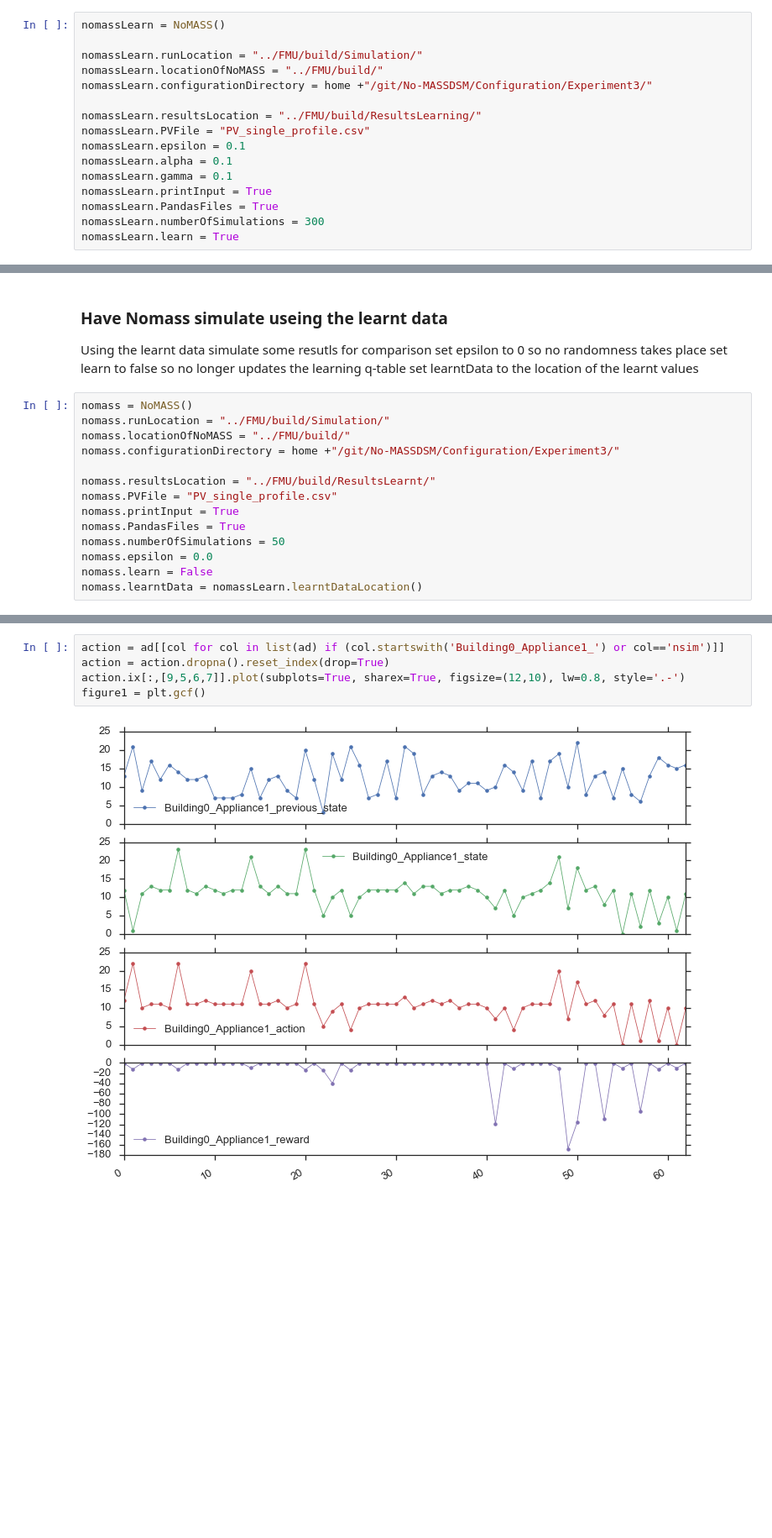
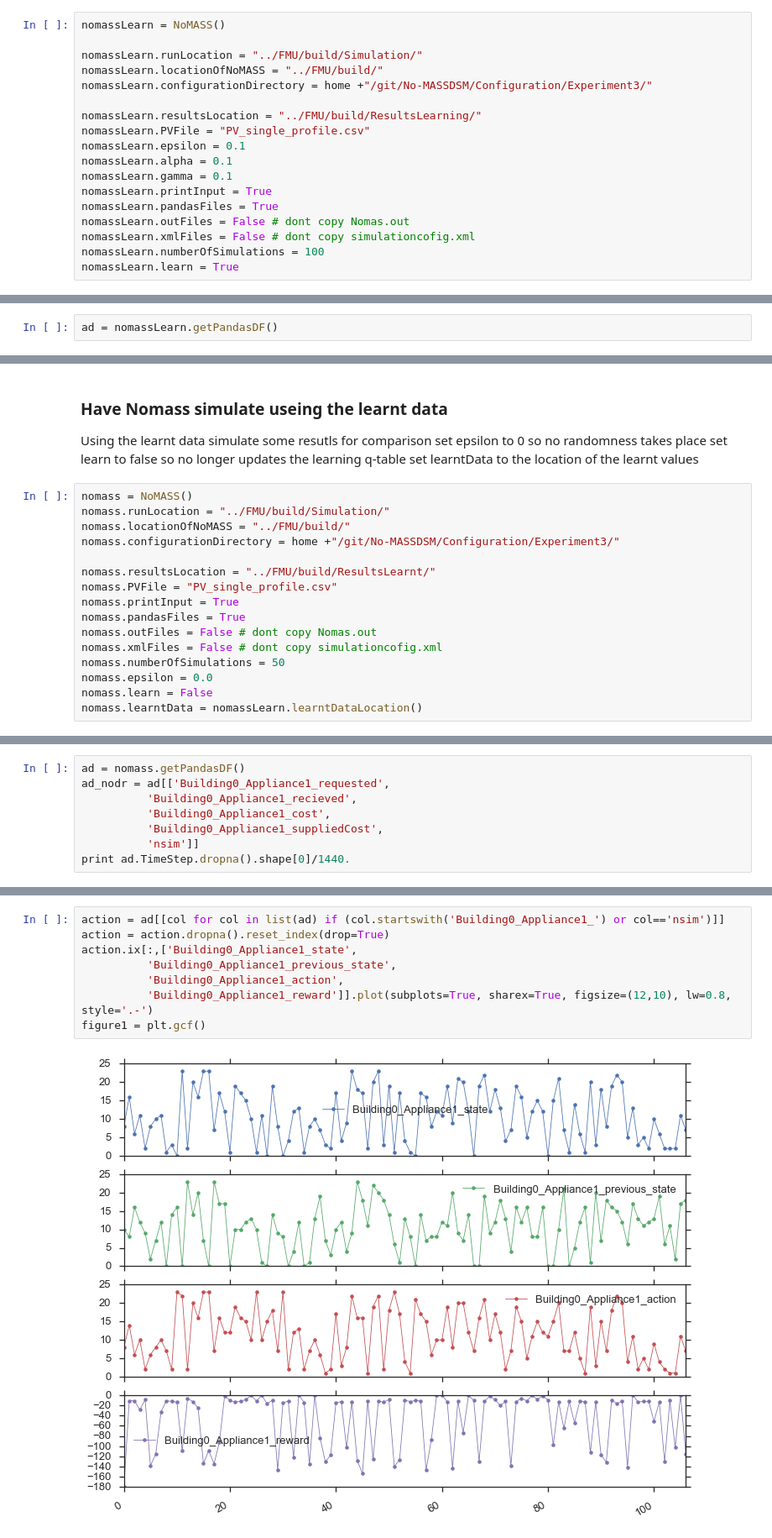
Before and after one commit to gitkw/No-MASS, a Jupyter notebook: Scripts/LearningExample.ipynb, the cells around one changed output, grey strips where cells are left out. Shown: that part at 84% size. Cells and saved outputs as stored; diff of their text form; blank space fills up the shorter version.

```diff
--- a/Scripts/LearningExample.ipynb
+++ b/Scripts/LearningExample.ipynb
@@ -28,8 +28,10 @@ nomassLearn.epsilon = 0.1
 nomassLearn.alpha = 0.1
 nomassLearn.gamma = 0.1
 nomassLearn.printInput = True
-nomassLearn.PandasFiles = True
-nomassLearn.numberOfSimulations = 300
+nomassLearn.pandasFiles = True
+nomassLearn.outFiles = False # dont copy Nomas.out
+nomassLearn.xmlFiles = False # dont copy simulationcofig.xml
+nomassLearn.numberOfSimulations = 100
 nomassLearn.learn = True
 # %%
 nomassLearn.deleteLearningData() # clear any previsouly learnt data
@@ -61,3 +60,5 @@ ad = pd.read_hdf(nomassLearn.resultsLocation + 'NoMASS.out.hdf','NoMass')
+# %%
+ad = nomassLearn.getPandasDF()
 # %%
 ad.TimeStep.dropna().shape[0]/1440.
 # %% [output]
@@ -223,7 +209,9 @@ nomass.configurationDirectory = home +"/git/No-MASSDSM/Configuration/Experiment3
 nomass.resultsLocation = "../FMU/build/ResultsLearnt/"
 nomass.PVFile = "PV_single_profile.csv"
 nomass.printInput = True
-nomass.PandasFiles = True
+nomass.pandasFiles = True
+nomass.outFiles = False # dont copy Nomas.out
+nomass.xmlFiles = False # dont copy simulationcofig.xml
 nomass.numberOfSimulations = 50
 nomass.epsilon = 0.0
 nomass.learn = False
@@ -266,0 +246,8 @@ print ad.TimeStep.dropna().shape[0]/1440.
+# %%
+ad = nomass.getPandasDF()
+ad_nodr = ad[['Building0_Appliance1_requested',
+          'Building0_Appliance1_recieved',
+          'Building0_Appliance1_cost',
+          'Building0_Appliance1_suppliedCost',
+          'nsim']]
+print ad.TimeStep.dropna().shape[0]/1440.
@@ -267,7 +256,10 @@ print ad.TimeStep.dropna().shape[0]/1440.
 # %%
 action = ad[[col for col in list(ad) if (col.startswith('Building0_Appliance1_') or col=='nsim')]]
 action = action.dropna().reset_index(drop=True)
-action.ix[:,[9,5,6,7]].plot(subplots=True, sharex=True, figsize=(12,10), lw=0.8, style='.-')
+action.ix[:,['Building0_Appliance1_state',
+          'Building0_Appliance1_previous_state',
+          'Building0_Appliance1_action',
+          'Building0_Appliance1_reward']].plot(subplots=True, sharex=True, figsize=(12,10), lw=0.8, style='.-')
 figure1 = plt.gcf()
 # %% [output]
-[figure, old version]
+[figure, new version]
```
Also changed, not shown: parts of 22 cells of this notebook, 14 other files.
